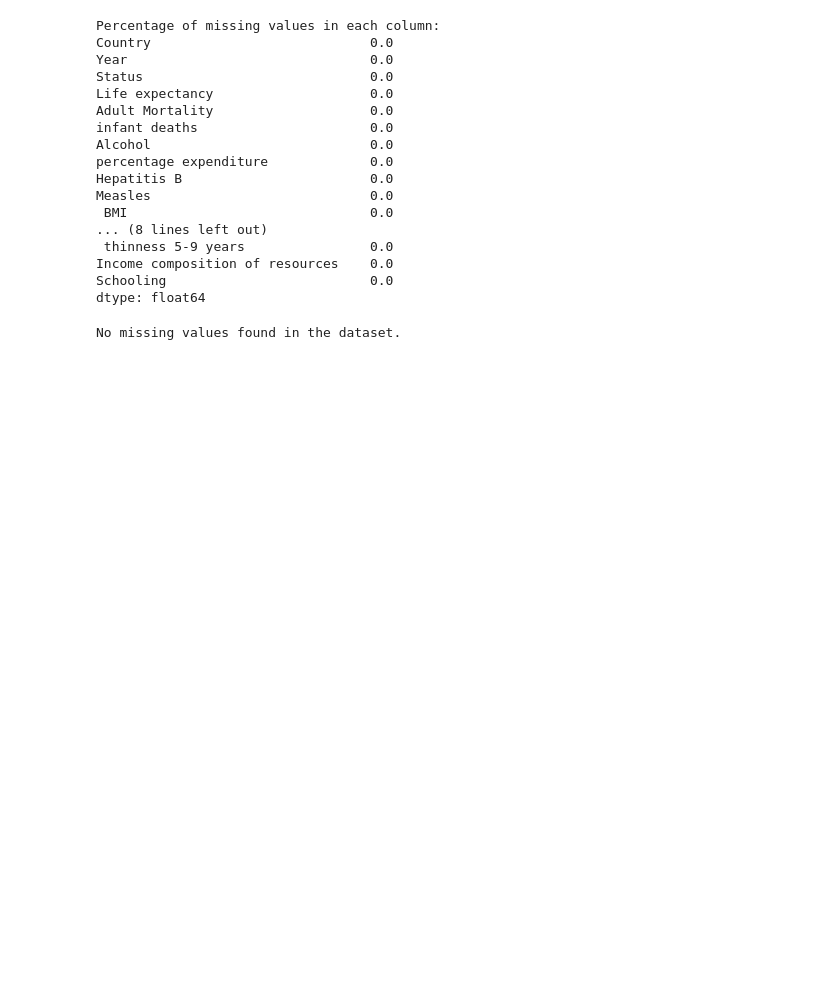
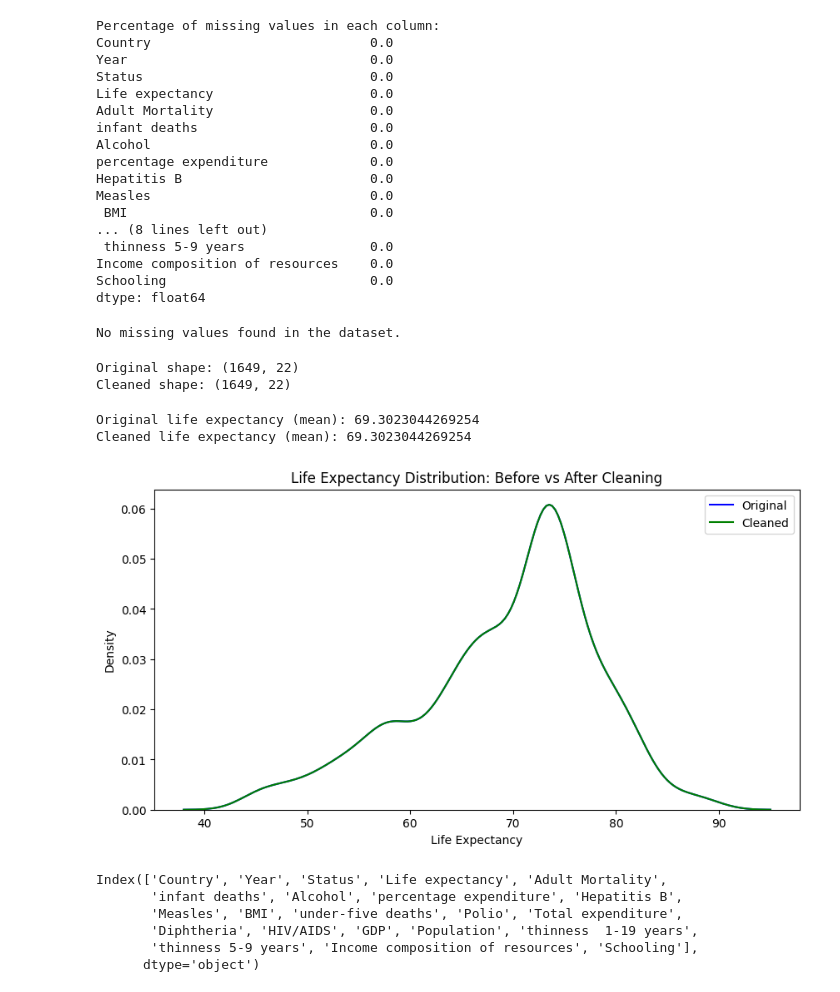
Before and after one commit to Tusiime-J/GROUP-A-Data-Science, a Jupyter notebook: life_expectancy.ipynb, the cells around one changed output. Drawn from its saved outputs; the diff is of its cells as text; code cells hidden in the pictures; blank space fills up the shorter version.

```diff
--- a/life_expectancy.ipynb
+++ b/life_expectancy.ipynb
@@ -130,3 +153,36 @@ else:
     #you can implement a strategy to handle missing values here if needed
 # %% [output]
 No missing values found in the dataset.
+# %%
+print("Original shape:", df.shape)
+print("Cleaned shape:", df_cleaned.shape)
+# %% [output]
+Original shape: (1649, 22)
+Cleaned shape: (1649, 22)
+# %%
+print("Original life expectancy (mean):", df['Life expectancy'].mean())
+print("Cleaned life expectancy (mean):", df_cleaned['Life expectancy'].mean())
+# %% [output]
+Original life expectancy (mean): 69.3023044269254
+Cleaned life expectancy (mean): 69.3023044269254
+# %%
+
+
+plt.figure(figsize=(10, 5))
+sns.kdeplot(df['Life expectancy'], label='Original', color='blue')
+sns.kdeplot(df_cleaned['Life expectancy'], label='Cleaned', color='green')
+plt.title("Life Expectancy Distribution: Before vs After Cleaning")
+plt.xlabel("Life Expectancy")
+plt.legend()
+plt.show()
+# %% [output]
+[figure, added]
+# %%
+print(df_cleaned.columns)
+# %% [output]
+Index(['Country', 'Year', 'Status', 'Life expectancy', 'Adult Mortality',
+       'infant deaths', 'Alcohol', 'percentage expenditure', 'Hepatitis B',
+       'Measles', 'BMI', 'under-five deaths', 'Polio', 'Total expenditure',
+       'Diphtheria', 'HIV/AIDS', 'GDP', 'Population', 'thinness  1-19 years',
+       'thinness 5-9 years', 'Income composition of resources', 'Schooling'],
+      dtype='object')
```
Also changed, not shown: parts of 13 cells of this notebook.
